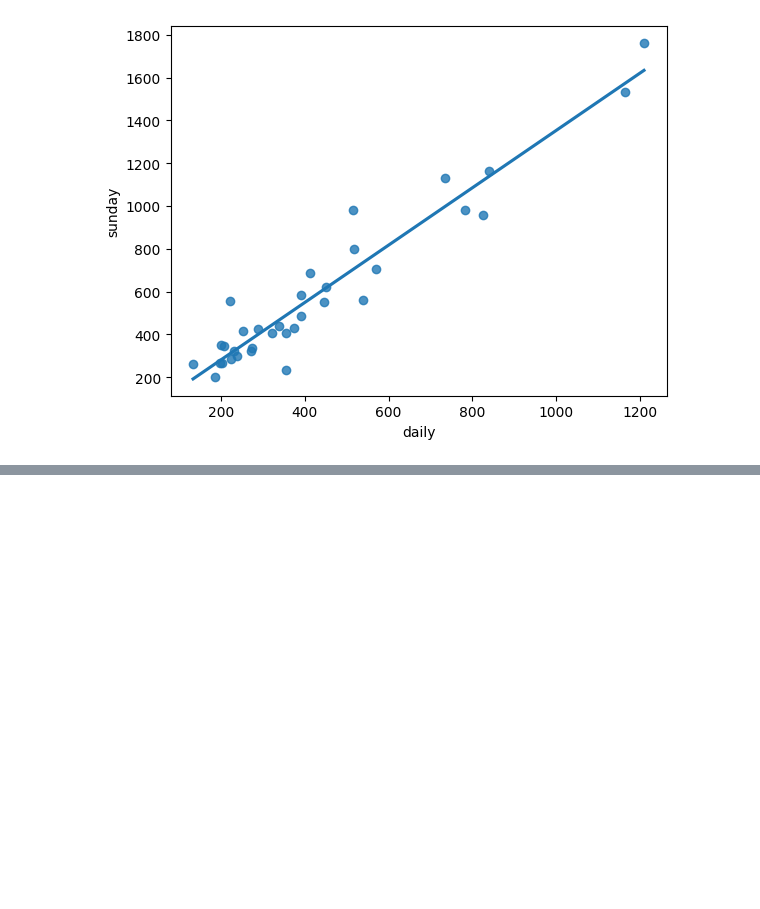
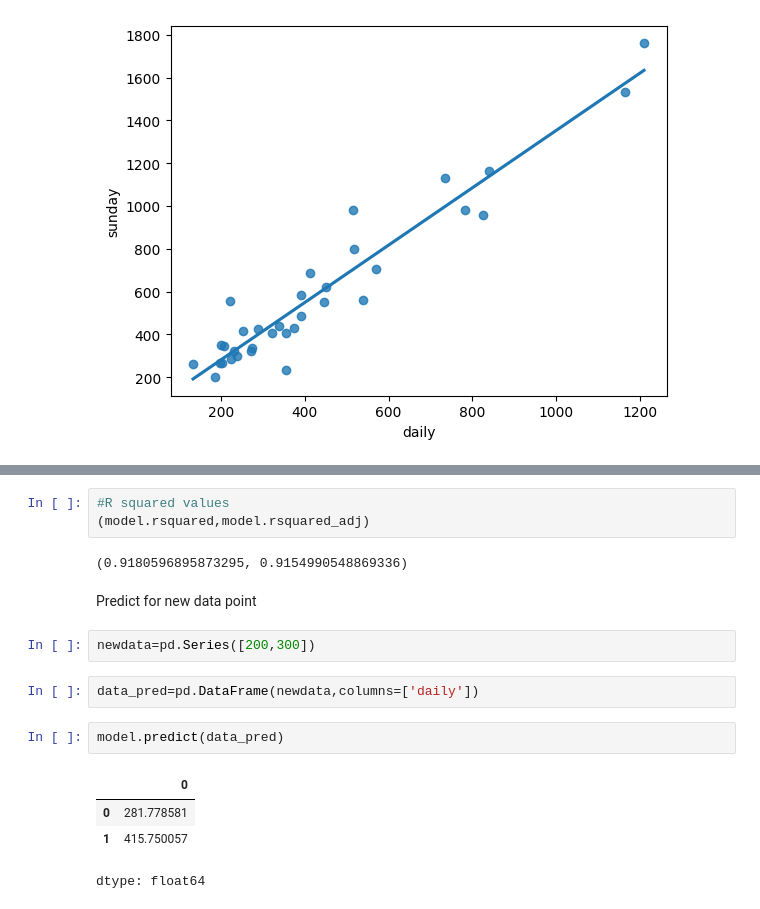
Before and after one commit to Gopichandkollu/Python-with-ML, a Jupyter notebook: Day_19.ipynb, the cells around one changed output, grey strips where cells are left out. Cells and saved outputs as stored; diff of their text form; blank space fills up the shorter version.

```diff
--- a/Day_19.ipynb
+++ b/Day_19.ipynb
@@ -72,0 +92,18 @@ sns.regplot(x="daily", y="sunday", data=data,ci=None);
+# %%
+#R squared values
+(model.rsquared,model.rsquared_adj)
+# %% [output]
+(0.9180596895873295, 0.9154990548869336)
+# %% [markdown]
+Predict for new data point
+# %%
+newdata=pd.Series([200,300])
+# %%
+data_pred=pd.DataFrame(newdata,columns=['daily'])
+# %%
+model.predict(data_pred)
+# %% [output]
+|  | 0 |
+| 0 | 281.778581 |
+| 1 | 415.750057 |
+dtype: float64
```
Also changed, not shown: parts of 2 cells of this notebook.
